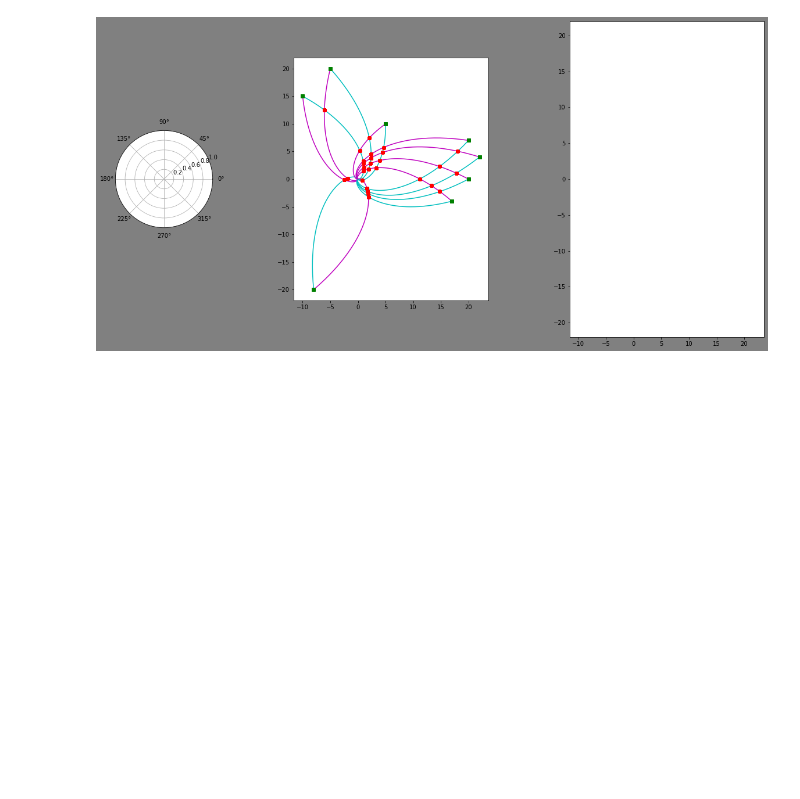
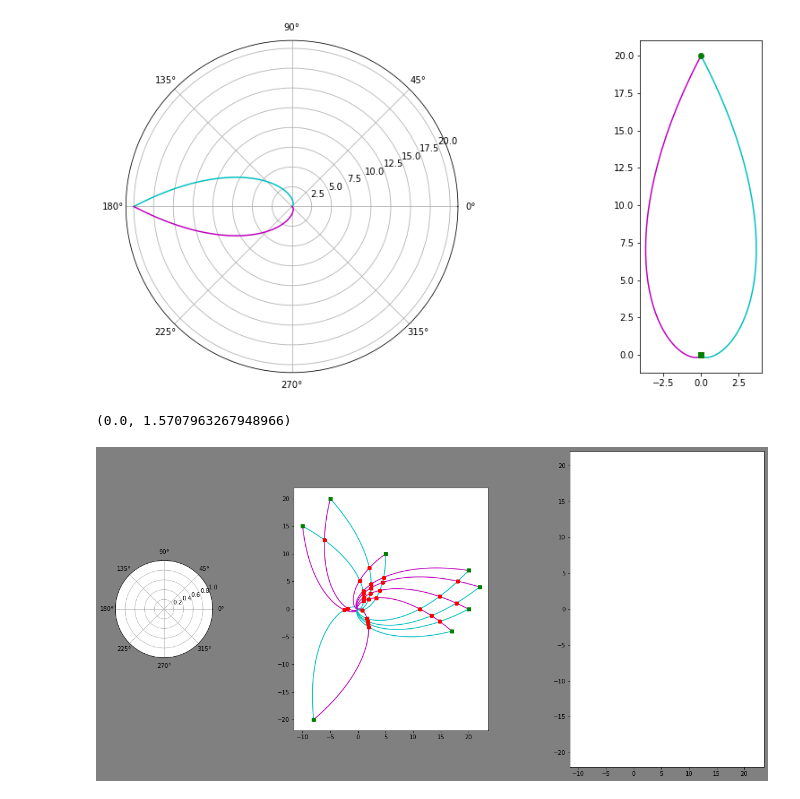
Before and after one commit to glebpinigin/flowmapper, a Jupyter notebook: tree_builder.ipynb, the cells around one changed output. Cells and saved outputs as stored; diff of their text form; code cells hidden in the pictures; blank space fills up the shorter version.

Commit message:
NodeRegion is ready

```diff
--- a/tree_builder.ipynb
+++ b/tree_builder.ipynb
@@ -286,26 +287,3 @@ class LimitedSLC(ShiftedLogCurve):
             return np.sqrt((self.upperlimit_xy[0]-self.lowerlimit_xy[0])**2 + (self.upperlimit_xy[1]-self.lowerlimit_xy[1])**2)
         except AttributeError:
             return self.dst
-# %%
-class NodeRegion():
-
-    def __init__(self, root=None, leaf=None, th=None, crds=None):
-        """Constructor
-        """
-        self.root = (0,0) if root is None else root
-        self.leaf = (0,0) if leaf is None else leaf
-
-        self.dst, self.ang = dst_bearing(self.root, self.leaf)
-        self.th = np.linspace(0, np.pi, 100) if th is None else th
-        self.crds = {"right_xy": (0,0), "left_xy": (0,0)} if crds is None else crds
-        self.validate_crds(crds)
-
-    def validate_crds(crds):
-        """if crds.keys() are not 'right_xy' or 'left_xy', raises KeyError
-        if any of crds.values() is not sequence, raises TypeError
-        """
-        if not all(list(map(lambda x: x == 'right_xy' or x == 'left_xy', list(crds.keys())))) == True:
-            raise KeyError(f"{crds.keys()} are invalid keys. Keys must be ('right_xy', 'left_xy')")
-
-        if not all(list(map(lambda x: type(x) in (tuple, list), crds.values()))) == True:
-            raise TypeError(f"{crds.values()} are invalid values. Coordinates must be tuples or lists")
@@ -312,3 +439,12 @@ class NodeRegion():
+# %%
+curve = NodeRegion((0,0), (0,20), b=1.9)
+curve.plot()
+# %% [output]
+[figure, added]
+# %%
+dst_bearing(curve.root, curve.leaf)
+# %% [output]
+(0.0, 1.5707963267948966)
 # %%
 class FlowTree():
 
```
Also changed, not shown: parts of 2 cells of this notebook, 1 other file.
